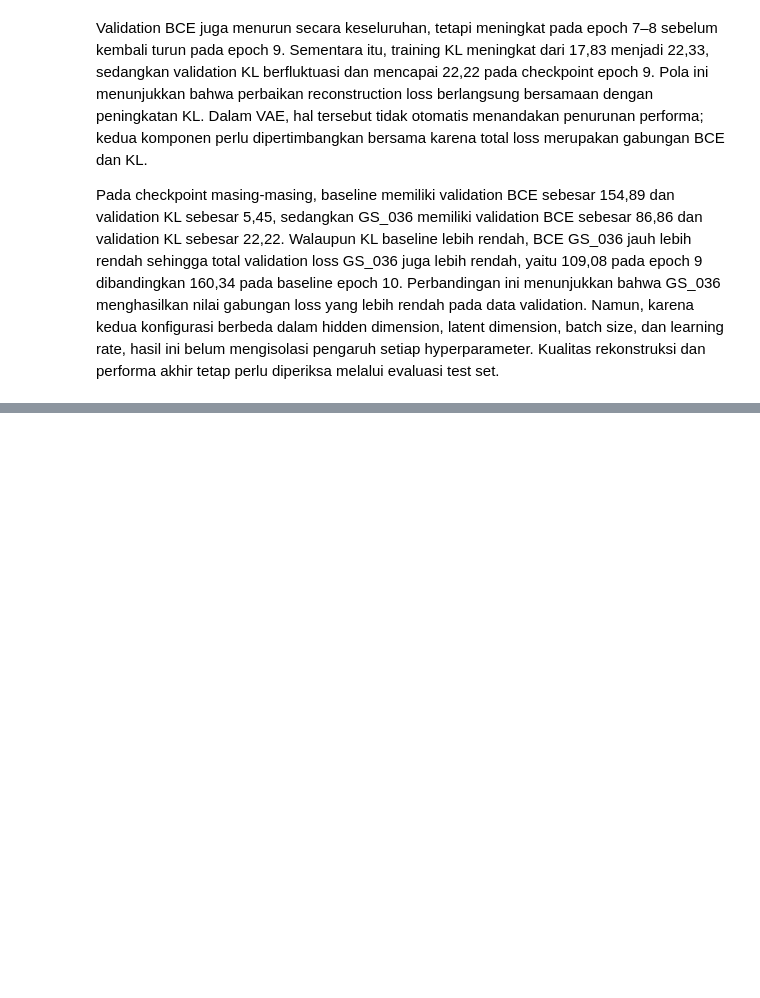
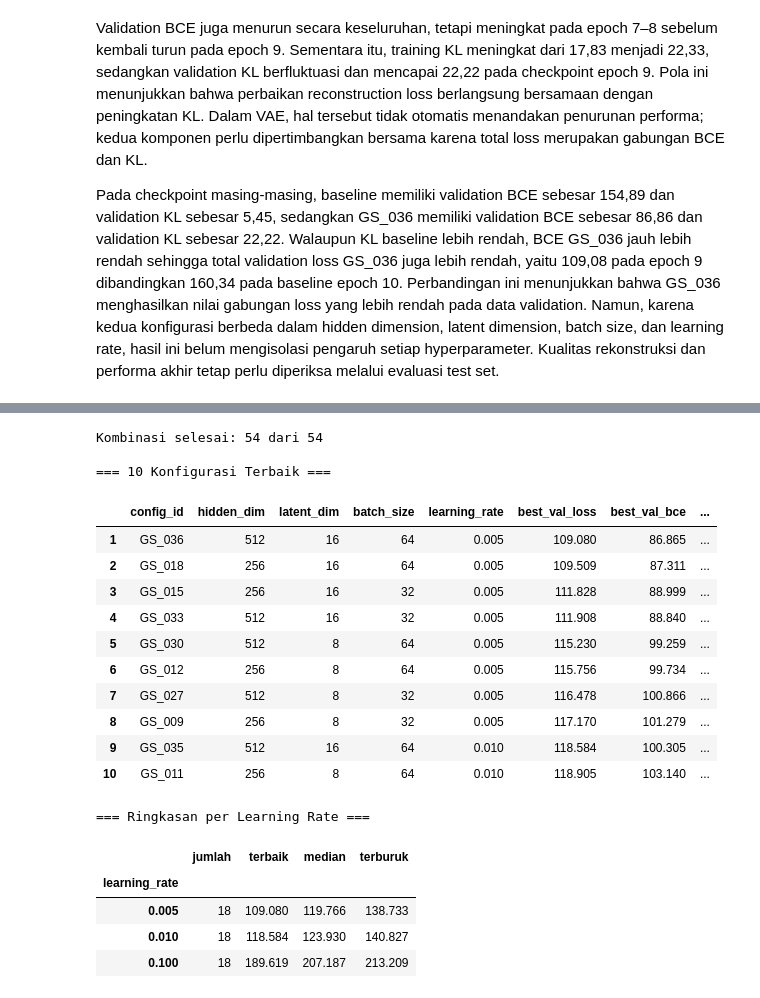
Before and after one commit to AI-IF-TelU/Proyek1-GenAI-VAE-Telertubbies, a Jupyter notebook: main.ipynb, the cells around one changed output, grey strips where cells are left out. Saved outputs shown, nothing was run; the diff lists cells and outputs as text; code cells hidden in the pictures; blank space fills up the shorter version.

```diff
--- a/main.ipynb
+++ b/main.ipynb
@@ -2495,0 +2502,54 @@ Pada checkpoint masing-masing, baseline memiliki validation BCE sebesar 154,89 d
+# %%
+# Tabel Konfigurasi Terbaik dan Ringkasan per Learning Rate
+
+import numpy as np
+
+grid_summary = pd.read_csv("results/grid_search/grid_search_summary.csv")
+completed = grid_summary[grid_summary["status"] == "completed"].copy()
+print(f"Kombinasi selesai: {len(completed)} dari {len(grid_summary)}")
+
+table_columns = [
+    "config_id", "hidden_dim", "latent_dim", "batch_size", "learning_rate",
+    "best_val_loss", "best_val_bce", "best_val_kl", "best_val_epoch",
+]
+
+# 10 konfigurasi dengan validation loss terendah
+top10 = completed.sort_values("best_val_loss").head(10)[table_columns].reset_index(drop=True)
+top10.index = top10.index + 1  # peringkat dimulai dari 1
+
+print("\n=== 10 Konfigurasi Terbaik ===")
+display(top10.round(3))
+
+# Ringkasan validation loss untuk setiap learning rate
+lr_summary = (
+    completed.groupby("learning_rate")["best_val_loss"]
+    .agg(jumlah="count", terbaik="min", median="median", terburuk="max")
+    .sort_index()
+)
+
+print("\n=== Ringkasan per Learning Rate ===")
+display(lr_summary.round(3))
+
+top10.to_csv(EVAL_DIR / "grid_search_top10.csv", index_label="peringkat")
+lr_summary.to_csv(EVAL_DIR / "grid_search_per_learning_rate.csv")
+# %% [output]
+Kombinasi selesai: 54 dari 54
+
+=== 10 Konfigurasi Terbaik ===
+|  | config_id | hidden_dim | latent_dim | batch_size | learning_rate | best_val_loss | best_val_bce | ... |
+| 1 | GS_036 | 512 | 16 | 64 | 0.005 | 109.080 | 86.865 | ... |
+| 2 | GS_018 | 256 | 16 | 64 | 0.005 | 109.509 | 87.311 | ... |
+| 3 | GS_015 | 256 | 16 | 32 | 0.005 | 111.828 | 88.999 | ... |
+| 4 | GS_033 | 512 | 16 | 32 | 0.005 | 111.908 | 88.840 | ... |
+| 5 | GS_030 | 512 | 8 | 64 | 0.005 | 115.230 | 99.259 | ... |
+| 6 | GS_012 | 256 | 8 | 64 | 0.005 | 115.756 | 99.734 | ... |
+| 7 | GS_027 | 512 | 8 | 32 | 0.005 | 116.478 | 100.866 | ... |
+| 8 | GS_009 | 256 | 8 | 32 | 0.005 | 117.170 | 101.279 | ... |
+| 9 | GS_035 | 512 | 16 | 64 | 0.010 | 118.584 | 100.305 | ... |
+| 10 | GS_011 | 256 | 8 | 64 | 0.010 | 118.905 | 103.140 | ... |
+=== Ringkasan per Learning Rate ===
+|  | jumlah | terbaik | median | terburuk |
+| learning_rate |  |  |  |  |
+| 0.005 | 18 | 109.080 | 119.766 | 138.733 |
+| 0.010 | 18 | 118.584 | 123.930 | 140.827 |
+| 0.100 | 18 | 189.619 | 207.187 | 213.209 |
```
Also changed, not shown: parts of 3 cells of this notebook, 7 other files.
